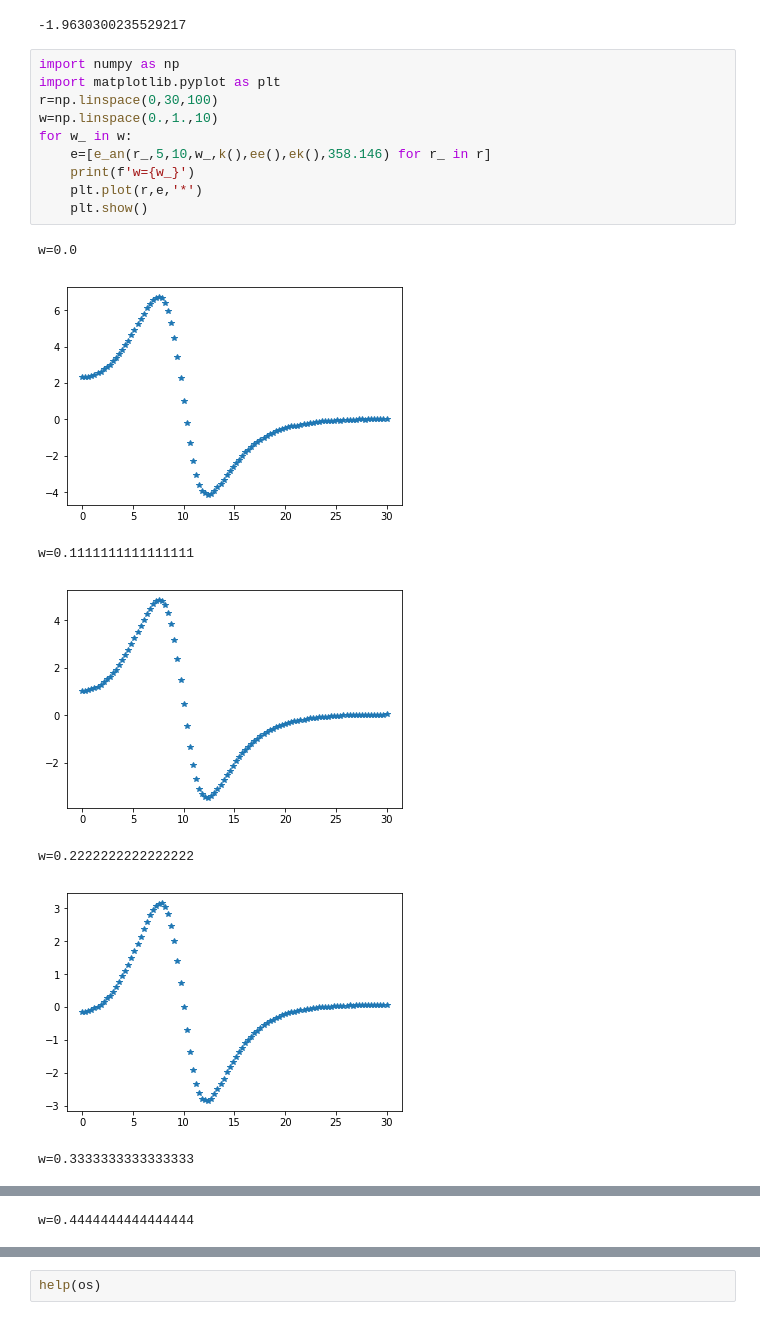
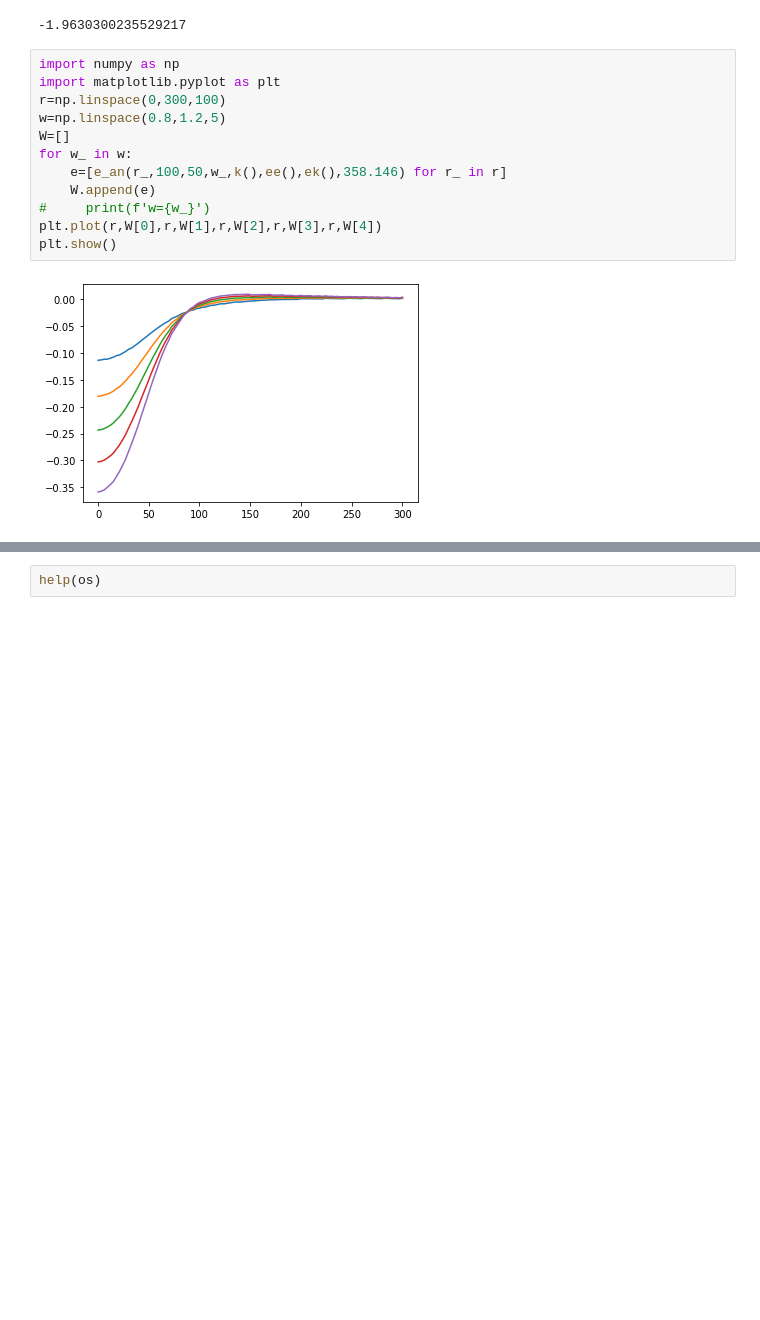
Before and after one commit to dgiart/loop2020, a Jupyter notebook: loop03_2020/Jup03_2020/TestNewEnergy03_2020.ipynb, the cells around one changed output, grey strips where cells are left out. Drawn from its saved outputs; the diff is of its cells as text; blank space fills up the shorter version.

```diff
--- a/loop03_2020/Jup03_2020/TestNewEnergy03_2020.ipynb
+++ b/loop03_2020/Jup03_2020/TestNewEnergy03_2020.ipynb
@@ -43,18 +43,14 @@ e_an(10,5,10,0.8,k(),ee(),ek(),358.146)#e_an(r,z,R,eps,k,ee,ek,P)
 # %%
 import numpy as np
 import matplotlib.pyplot as plt
-r=np.linspace(0,30,100)
-w=np.linspace(0.,1.,10)
+r=np.linspace(0,300,100)
+w=np.linspace(0.8,1.2,5)
+W=[]
 for w_ in w:
-    e=[e_an(r_,5,10,w_,k(),ee(),ek(),358.146) for r_ in r]
-    print(f'w={w_}')
-    plt.plot(r,e,'*')
-    plt.show()
+    e=[e_an(r_,100,50,w_,k(),ee(),ek(),358.146) for r_ in r]
+    W.append(e)
+#     print(f'w={w_}')
+plt.plot(r,W[0],r,W[1],r,W[2],r,W[3],r,W[4])
+plt.show()
 # %% [output]
-w=0.0
-[figure, old version]
+[figure, new version]
-w=0.1111111111111111
-[figure, removed]
-w=0.2222222222222222
-[figure, removed]
-w=0.3333333333333333
@@ -62 +56,0 @@ w=0.3333333333333333
-w=0.4444444444444444
```
Also changed, not shown: parts of 3 cells of this notebook.
